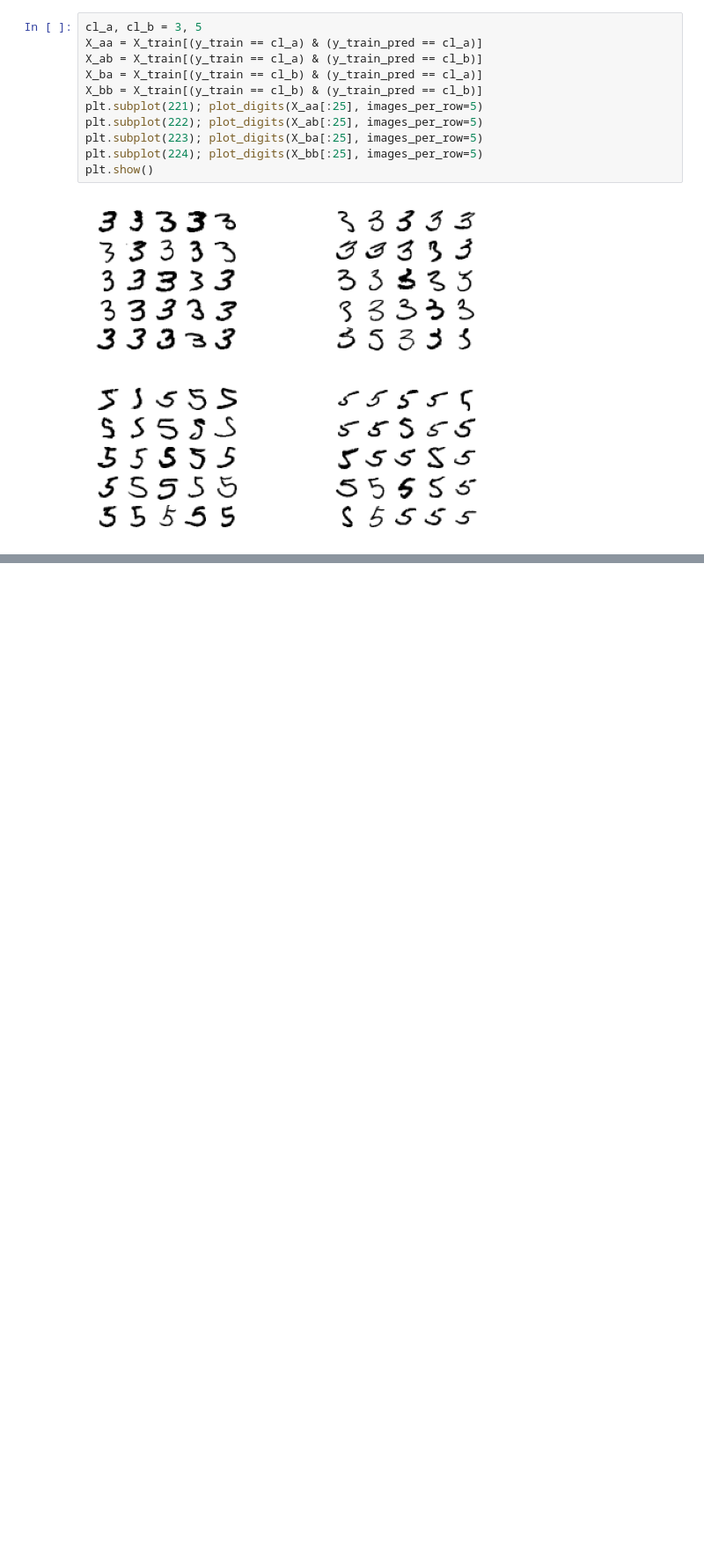
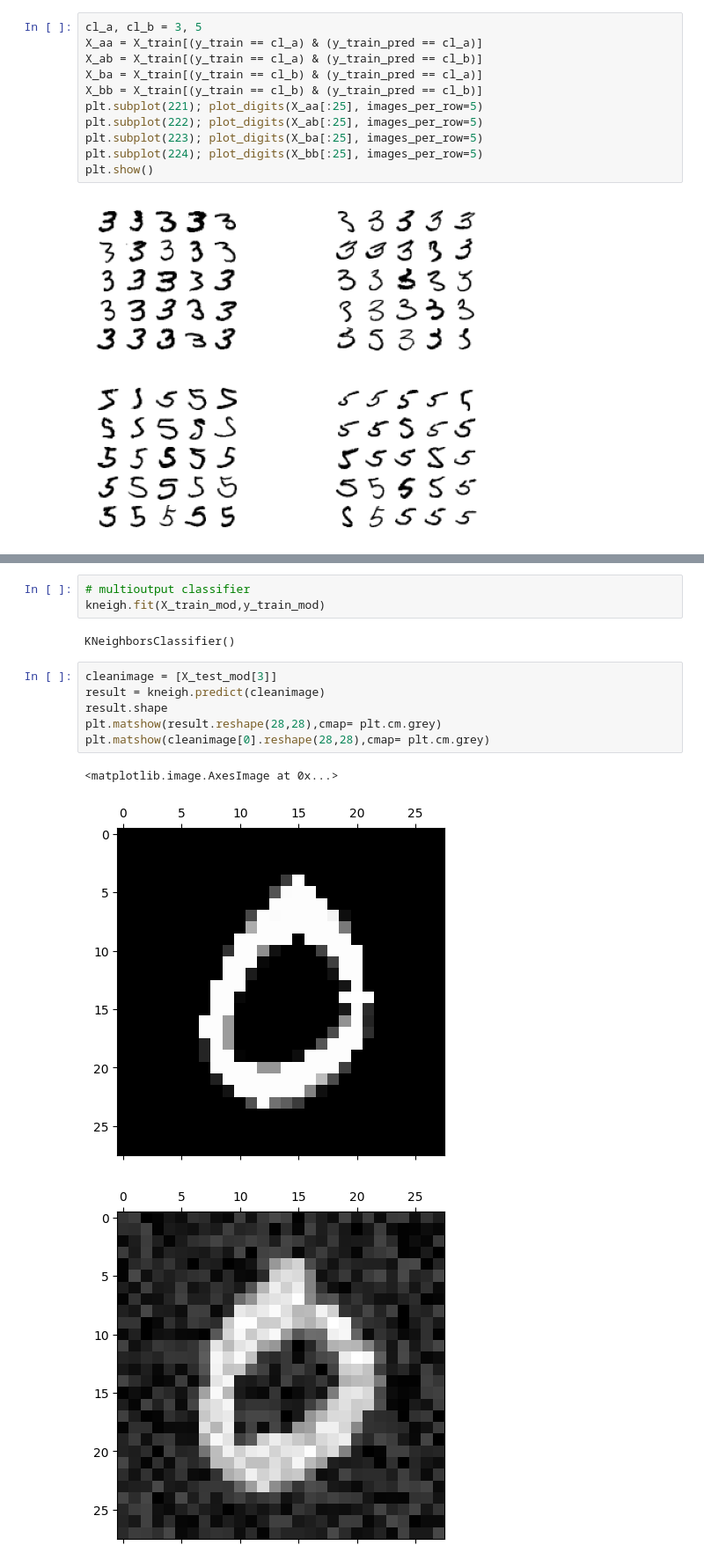
Before and after one commit to Fatheroop/Code-Files, a Jupyter notebook: lEARNING DATA SCIENCE/classification/classification_ml.ipynb, the cells around one changed output, grey strips where cells are left out. Shown at 88% size. Saved outputs shown, nothing was run; the diff lists cells and outputs as text; blank space fills up the shorter version.

```diff
--- a/lEARNING DATA SCIENCE/classification_ml.ipynb
+++ b/lEARNING DATA SCIENCE/classification/classification_ml.ipynb
@@ -269,0 +313,15 @@ plt.show()
+# %%
+# multioutput classifier
+kneigh.fit(X_train_mod,y_train_mod)
+# %% [output]
+KNeighborsClassifier()
+# %%
+cleanimage = [X_test_mod[3]]
+result = kneigh.predict(cleanimage)
+result.shape
+plt.matshow(result.reshape(28,28),cmap= plt.cm.grey)
+plt.matshow(cleanimage[0].reshape(28,28),cmap= plt.cm.grey)
+# %% [output]
+<matplotlib.image.AxesImage at 0x...>
+[figure, added]
+[figure, added]
```
Also changed, not shown: parts of 14 cells of this notebook, 30 other files.
